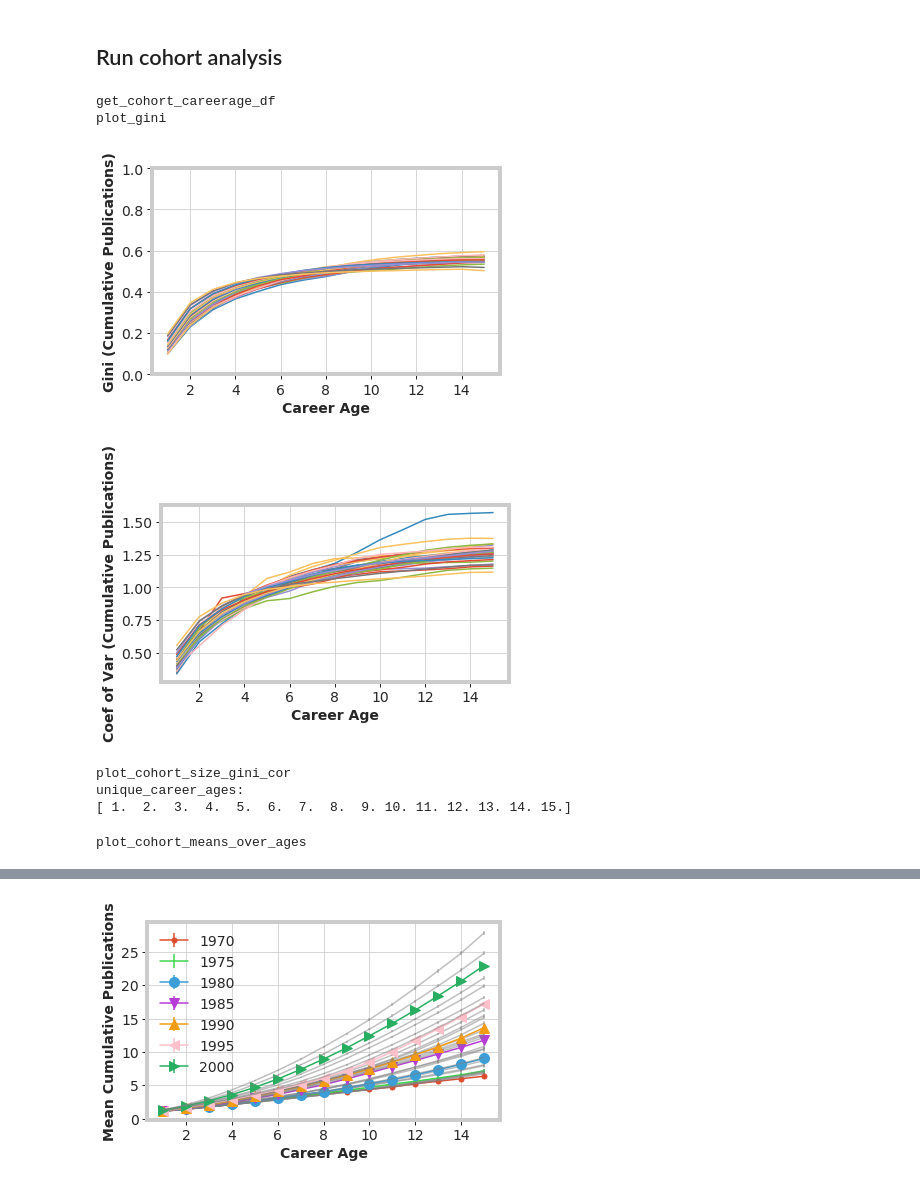
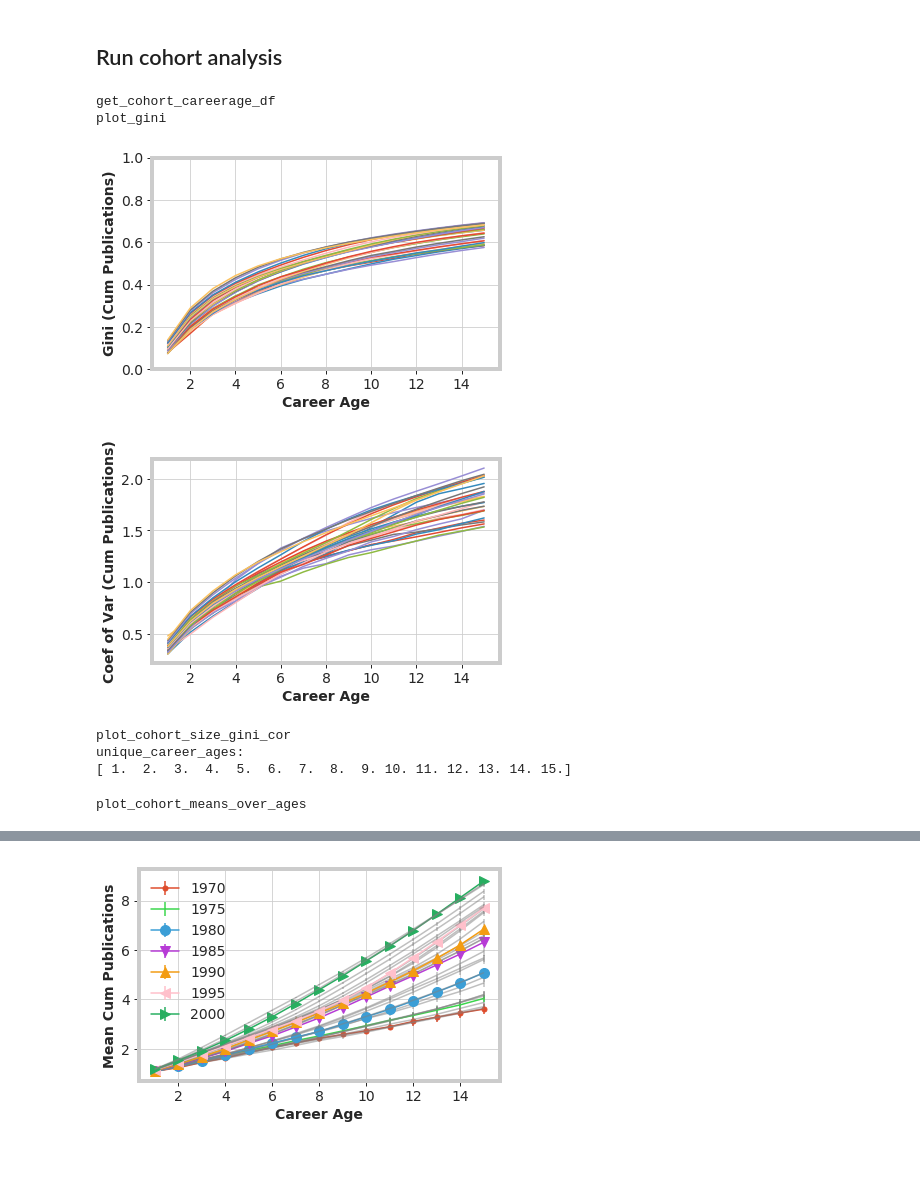
Before and after one commit to gesiscss/inequality, a Jupyter notebook: 2.Cohort analysis.ipynb, the cells around one changed output, grey strips where cells are left out. Saved outputs shown, nothing was run; the diff lists cells and outputs as text; code cells hidden in the pictures; blank space fills up the shorter version.

```diff
--- a/2.Cohort analysis.ipynb
+++ b/2.Cohort analysis.ipynb
@@ -19,6 +1,16 @@ import calculate
 # %%
+%matplotlib inline
+
+import pandas as pd
+import numpy as np
+import matplotlib.pyplot as plt
+plt.style.use('ggplot')
+
+import plot
+import calculate
+
 #this defines the criterion which we use to filter authors
-CAREER_LENGTH = 15
+CAREER_LENGTH = 1
 # this defines how long we follow each cohort
 MAX_CAREER_LENGTH_COHORT = 15
 END_YEAR = 2018
@@ -185,12 +176,12 @@ Index: []
 # %%
 #plot.run_cohort_analysis(groupByYearData, cohort_start_years, MAX_CAREER_LENGTH_COHORT, "num_pub", "Publications", authorStartEndCareerData, num_years_in_cohort)
 # %%
-plot.run_cohort_analysis(groupByYearData, cohort_start_years, MAX_CAREER_LENGTH_COHORT, "cum_num_pub", "Cumulative Publications", authorStartEndCareerData, num_years_in_cohort)
+plot.run_cohort_analysis(groupByYearData, cohort_start_years, MAX_CAREER_LENGTH_COHORT, "cum_num_pub", "Cum Publications", authorStartEndCareerData, num_years_in_cohort)
 # %% [output]
 get_cohort_careerage_df
 plot_gini
-[figure, old version]
+[figure, new version]
-[figure, old version]
+[figure, new version]
 plot_cohort_size_gini_cor
 unique_career_ages:
 [ 1.  2.  3.  4.  5.  6.  7.  8.  9. 10. 11. 12. 13. 14. 15.]
@@ -200 +191 @@ plot_cohort_means_over_ages
-[figure, old version]
+[figure, new version]
```
Also changed, not shown: parts of 6 cells of this notebook, 8 other files.
